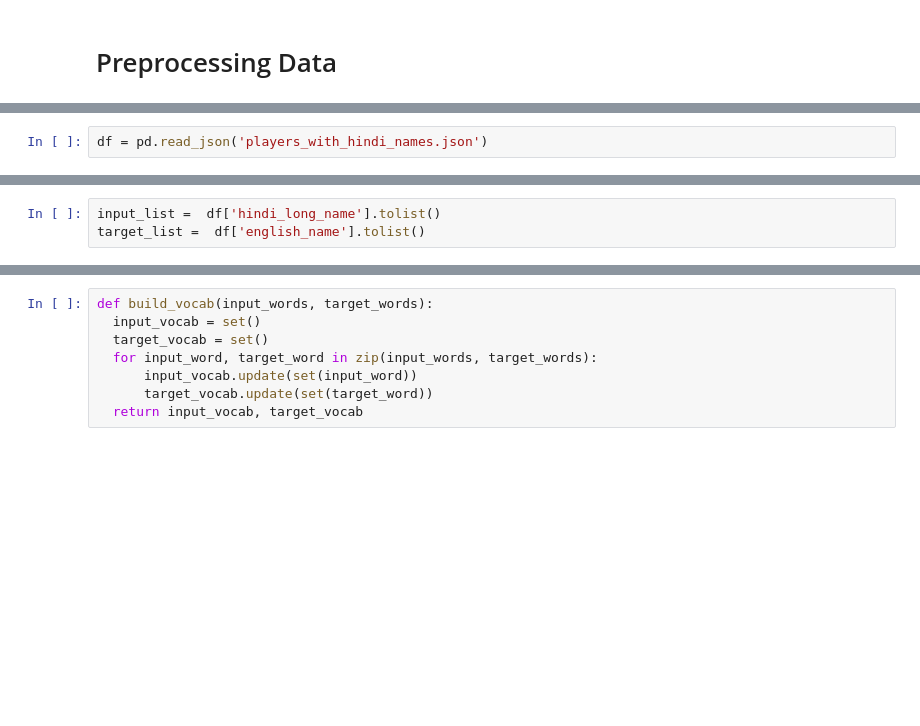
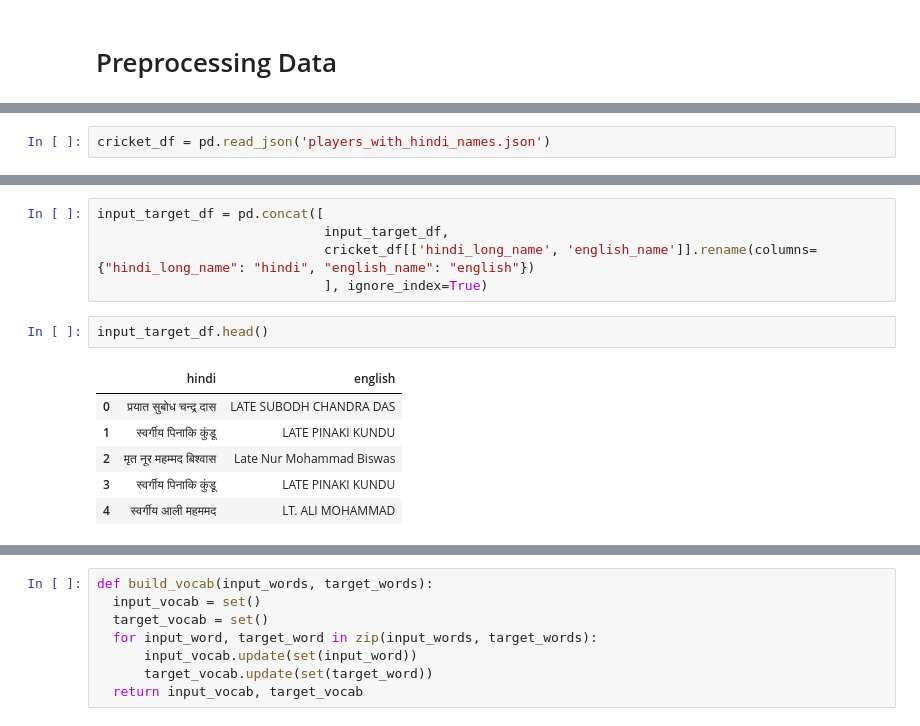
Before and after one commit to in-rolls/indicate, a Jupyter notebook: scripts/Transliterate.ipynb, the cells around one changed output, grey strips where cells are left out. Cells and saved outputs as stored; diff of their text form; blank space fills up the shorter version.

```diff
--- a/scripts/Transliterate.ipynb
+++ b/scripts/Transliterate.ipynb
@@ -21,3 +50,3 @@ model.h5  model_plot_dec.png  model.png  players_with_hindi_names.json  s2s.h5
 # %%
-df = pd.read_json('players_with_hindi_names.json')
+cricket_df = pd.read_json('players_with_hindi_names.json')
 # %%
@@ -29,6 +58,17 @@ df.head()
 | 2 | 47686 | एस मक़सूद | सोहेब मक़सूद | Sohaib Maqsood | M | {'year': 1987, 'month': 4, 'date'... | 7 | sohaib-maqsood |
 | 3 | 53649 | आर आर रुसो | राइली रुसो | Rossouw, RR | M | {'year': 1989, 'month': 10, 'date... | 3 | rilee-rossouw |
 | 4 | 72393 | एस हेटमायर | शिमरॉन हेटमायर | Hetmyer, SO | M | {'year': 1996, 'month': 12, 'date... | 4 | shimron-hetmyer |
-# %%
-input_list =  df['hindi_long_name'].tolist()
-target_list =  df['english_name'].tolist()
+# %%
+input_target_df = pd.concat([
+                             input_target_df,
+                             cricket_df[['hindi_long_name', 'english_name']].rename(columns={"hindi_long_name": "hindi", "english_name": "english"})
+                             ], ignore_index=True)
+# %%
+input_target_df.head()
+# %% [output]
+|  | hindi | english |
+| 0 | प्रयात सुबोध चन्द्र दास | LATE SUBODH CHANDRA DAS |
+| 1 | स्वर्गीय पिनाकि कुंडू | LATE PINAKI KUNDU |
+| 2 | मृत नूर महम्मद बिश्वास | Late Nur Mohammad Biswas |
+| 3 | स्वर्गीय पिनाकि कुंडू | LATE PINAKI KUNDU |
+| 4 | स्वर्गीय आली महममद | LT. ALI MOHAMMAD |
```
Also changed, not shown: parts of 36 cells of this notebook.
